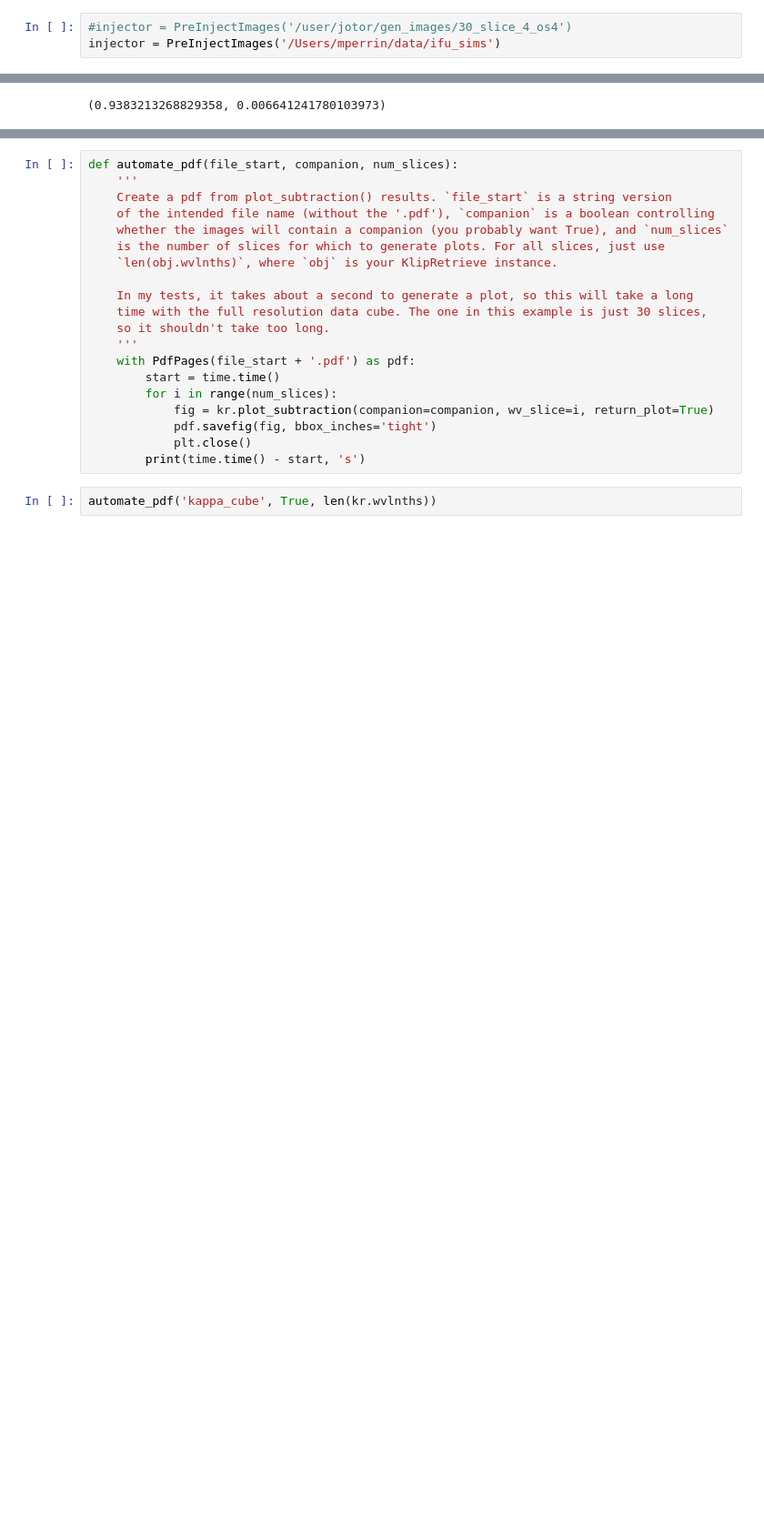
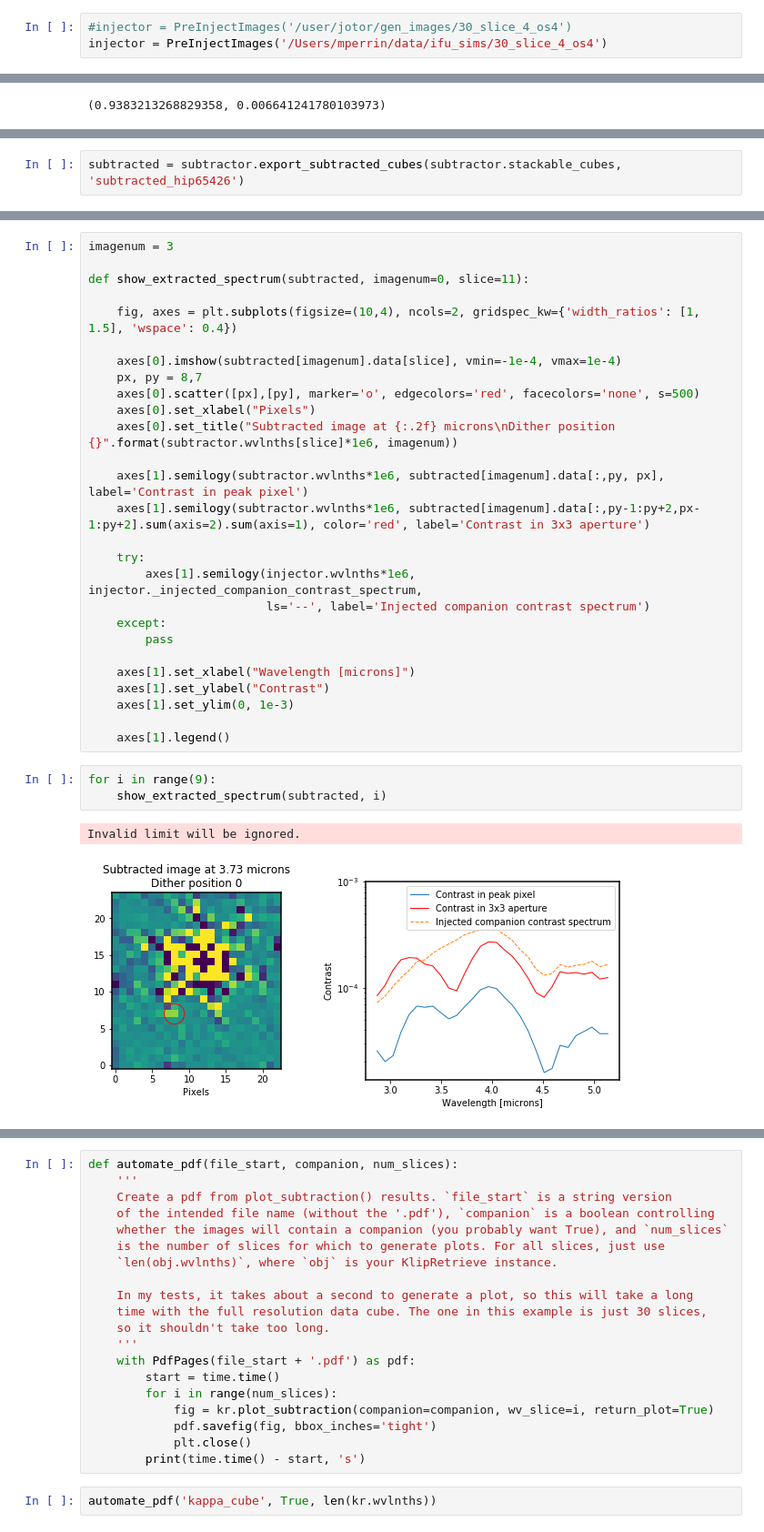
Before and after one commit to ojustino/subtract_psf, a Jupyter notebook: inject_HIP_65426B.ipynb, the cells around one changed output, grey strips where cells are left out. Shown at 91% size. Drawn from its saved outputs; the diff is of its cells as text; blank space fills up the shorter version.

Commit message:
save injected companion params when exporting injected cubes; plot subtracted spectra for HIP 65426

```diff
--- a/inject_HIP_65426B.ipynb
+++ b/inject_HIP_65426B.ipynb
@@ -79,7 +78,7 @@ Finally, I provide code to save a PDF with subtraction results plots for all sli
 *(if you've imported `KlipRetrieve` and are curious about one of the class methods, put your cursor on it and press `Shift`+`Tab` a couple of times to view the docstrings.)*
 # %%
 #injector = PreInjectImages('/user/jotor/gen_images/30_slice_4_os4')
-injector = PreInjectImages('/Users/mperrin/data/ifu_sims')
+injector = PreInjectImages('/Users/mperrin/data/ifu_sims/30_slice_4_os4')
 # %%
 cubes_with_comp = injector.inject_companion(injector.data_cubes,
                           star_spectrum=input_star,
@@ -159,0 +142,2 @@ from matplotlib.backends.backend_pdf import PdfPages
+# %%
+subtracted = subtractor.export_subtracted_cubes(subtractor.stackable_cubes, 'subtracted_hip65426')
@@ -159,0 +146,33 @@ from matplotlib.backends.backend_pdf import PdfPages
+# %%
+imagenum = 3
+
+def show_extracted_spectrum(subtracted, imagenum=0, slice=11):
+
+    fig, axes = plt.subplots(figsize=(10,4), ncols=2, gridspec_kw={'width_ratios': [1, 1.5], 'wspace': 0.4})
+
+    axes[0].imshow(subtracted[imagenum].data[slice], vmin=-1e-4, vmax=1e-4)
+    px, py = 8,7
+    axes[0].scatter([px],[py], marker='o', edgecolors='red', facecolors='none', s=500)
+    axes[0].set_xlabel("Pixels")
+    axes[0].set_title("Subtracted image at {:.2f} microns\nDither position {}".format(subtractor.wvlnths[slice]*1e6, imagenum))
+
+    axes[1].semilogy(subtractor.wvlnths*1e6, subtracted[imagenum].data[:,py, px], label='Contrast in peak pixel')
+    axes[1].semilogy(subtractor.wvlnths*1e6, subtracted[imagenum].data[:,py-1:py+2,px-1:py+2].sum(axis=2).sum(axis=1), color='red', label='Contrast in 3x3 aperture')
+
+    try:
+        axes[1].semilogy(injector.wvlnths*1e6, injector._injected_companion_contrast_spectrum,
+                         ls='--', label='Injected companion contrast spectrum')
+    except:
+        pass
+
+    axes[1].set_xlabel("Wavelength [microns]")
+    axes[1].set_ylabel("Contrast")
+    axes[1].set_ylim(0, 1e-3)
+
+    axes[1].legend()
+# %%
+for i in range(9):
+    show_extracted_spectrum(subtracted, i)
+# %% [output]
+Invalid limit will be ignored.
+[figure, added]
```
Also changed, not shown: parts of 11 cells of this notebook, 3 other files.
